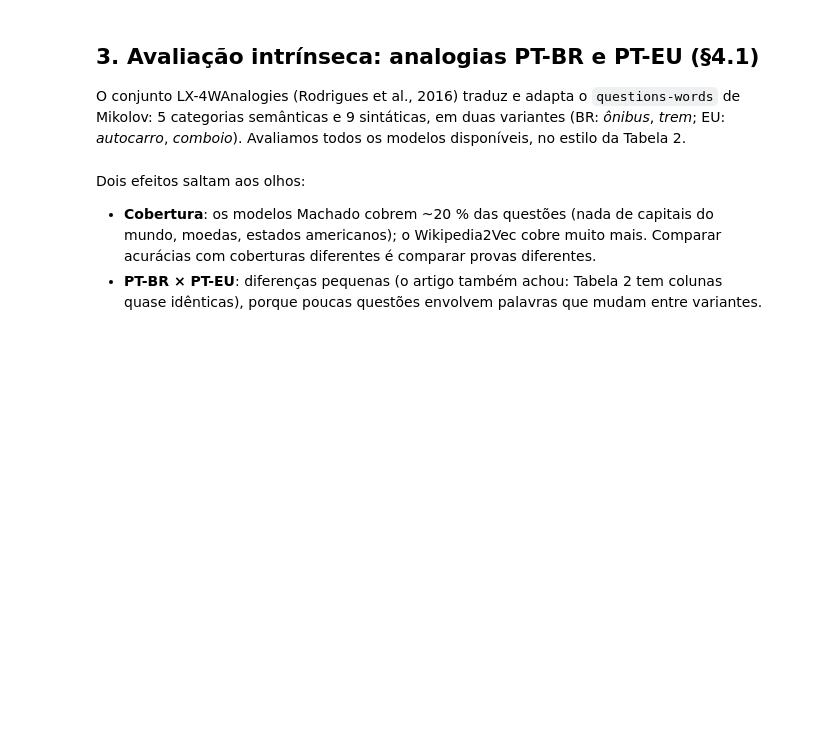
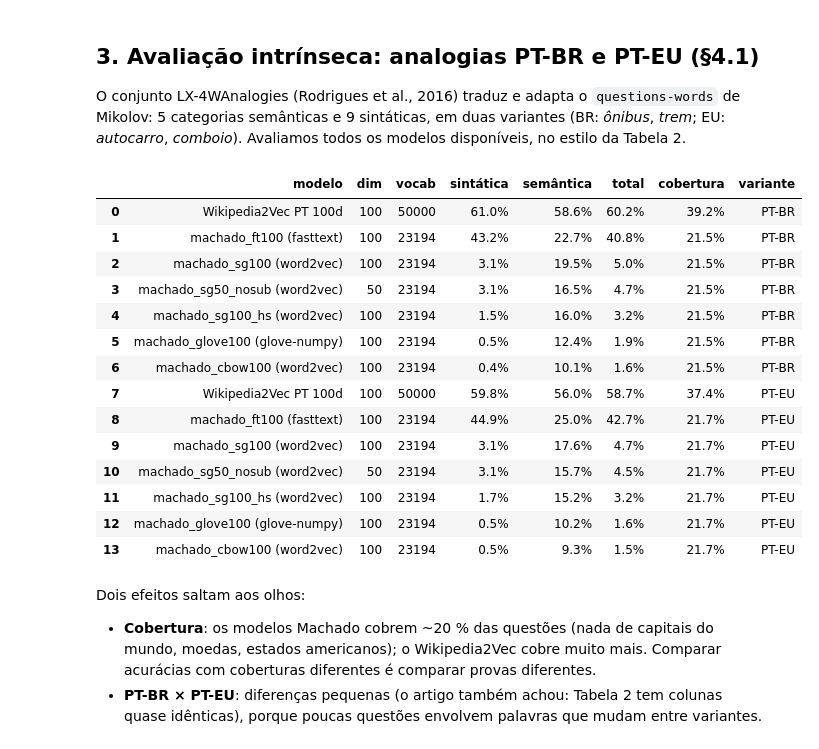
Before and after one commit to dacioms/linguagem-blis2s26, a Jupyter notebook: notebooks/06_embeddings_portugues_hartmann.ipynb, the cells around one changed output. Drawn from its saved outputs; the diff is of its cells as text; code cells hidden in the pictures; blank space fills up the shorter version.

```diff
--- a/notebooks/06_embeddings_portugues_hartmann.ipynb
+++ b/notebooks/06_embeddings_portugues_hartmann.ipynb
@@ -85,17 +126,33 @@ O conjunto LX-4WAnalogies (Rodrigues et al., 2016) traduz e adapta o `questions-
 # %%
 from replang.data.analogies import load_analogies
 from replang.data.embeddings import load_ptwiki, load_local_model
 from replang.eval.analogies import evaluate_analogies, compare_models
 from replang.models.trainers import list_models
 br, eu = load_analogies("pt-br"), load_analogies("pt-eu")
 models = {"Wikipedia2Vec PT 100d": load_ptwiki()}
 for m in list_models():
     if m["algo"] in ("word2vec", "fasttext", "glove-numpy"):
         models[f"{m['name']} ({m['algo']})"] = load_local_model(m["name"])
 cmp_br = compare_models(models, br, restrict=30000, max_per_category=None if not FAST else 300).assign(variante="PT-BR")
 cmp_eu = compare_models(models, eu, restrict=30000, max_per_category=None if not FAST else 300).assign(variante="PT-EU")
-cmp = pd.concat([cmp_br, cmp_eu]).sort_values(["variante", "total"], ascending=[True, False])
+cmp = pd.concat([cmp_br, cmp_eu]).sort_values(["variante", "total"], ascending=[True, False]).reset_index(drop=True)
 cmp.style.format({"sintática": "{:.1%}", "semântica": "{:.1%}", "total": "{:.1%}", "cobertura": "{:.1%}"}).background_gradient(subset=["total"], cmap="Blues")
+# %% [output]
+|  | modelo | dim | vocab | sintática | semântica | total | cobertura | variante |
+| 0 | Wikipedia2Vec PT 100d | 100 | 50000 | 61.0% | 58.6% | 60.2% | 39.2% | PT-BR |
+| 1 | machado_ft100 (fasttext) | 100 | 23194 | 43.2% | 22.7% | 40.8% | 21.5% | PT-BR |
+| 2 | machado_sg100 (word2vec) | 100 | 23194 | 3.1% | 19.5% | 5.0% | 21.5% | PT-BR |
+| 3 | machado_sg50_nosub (word2vec) | 50 | 23194 | 3.1% | 16.5% | 4.7% | 21.5% | PT-BR |
+| 4 | machado_sg100_hs (word2vec) | 100 | 23194 | 1.5% | 16.0% | 3.2% | 21.5% | PT-BR |
+| 5 | machado_glove100 (glove-numpy) | 100 | 23194 | 0.5% | 12.4% | 1.9% | 21.5% | PT-BR |
+| 6 | machado_cbow100 (word2vec) | 100 | 23194 | 0.4% | 10.1% | 1.6% | 21.5% | PT-BR |
+| 7 | Wikipedia2Vec PT 100d | 100 | 50000 | 59.8% | 56.0% | 58.7% | 37.4% | PT-EU |
+| 8 | machado_ft100 (fasttext) | 100 | 23194 | 44.9% | 25.0% | 42.7% | 21.7% | PT-EU |
+| 9 | machado_sg100 (word2vec) | 100 | 23194 | 3.1% | 17.6% | 4.7% | 21.7% | PT-EU |
+| 10 | machado_sg50_nosub (word2vec) | 50 | 23194 | 3.1% | 15.7% | 4.5% | 21.7% | PT-EU |
+| 11 | machado_sg100_hs (word2vec) | 100 | 23194 | 1.7% | 15.2% | 3.2% | 21.7% | PT-EU |
+| 12 | machado_glove100 (glove-numpy) | 100 | 23194 | 0.5% | 10.2% | 1.6% | 21.7% | PT-EU |
+| 13 | machado_cbow100 (word2vec) | 100 | 23194 | 0.5% | 9.3% | 1.5% | 21.7% | PT-EU |
 # %% [markdown]
 Dois efeitos saltam aos olhos:
 
```
Also changed, not shown: parts of 8 cells of this notebook, 8 other files.
